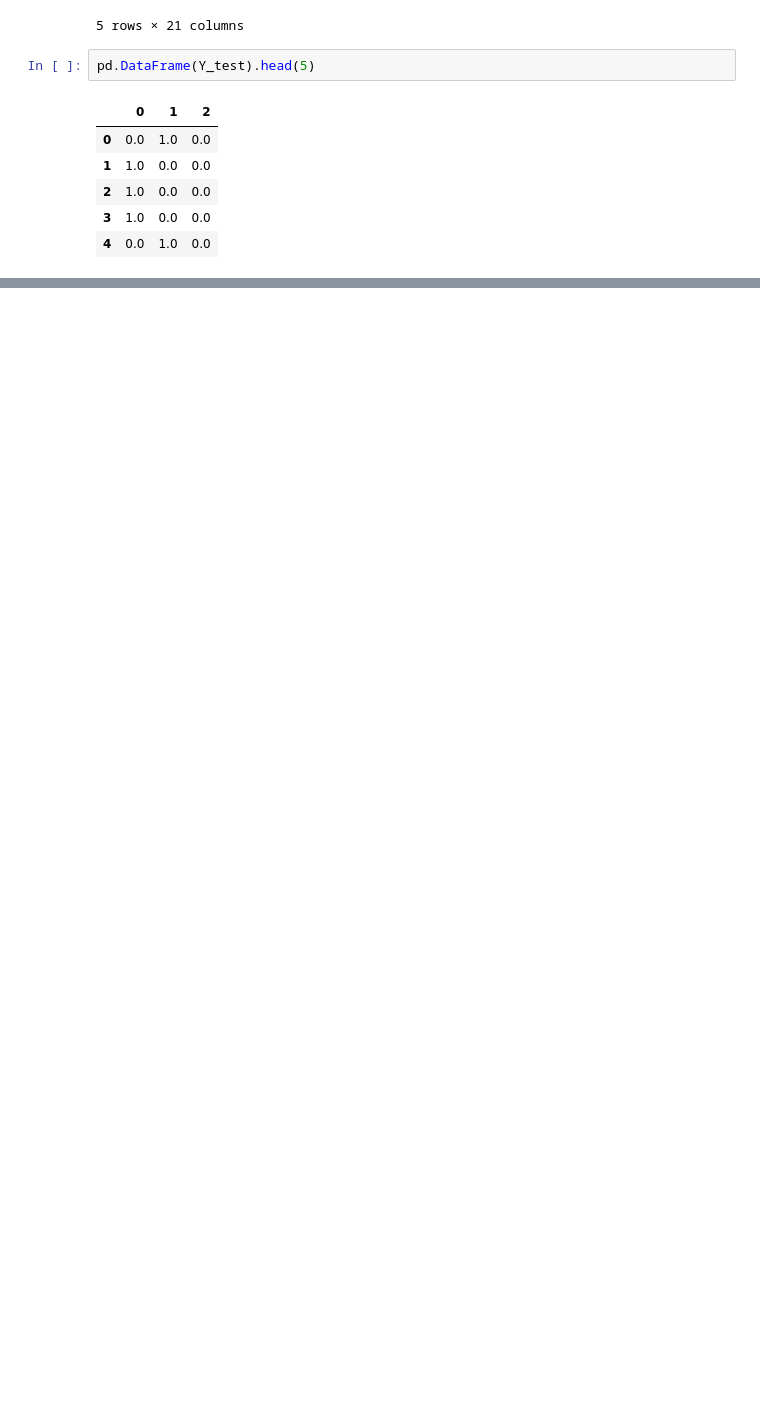
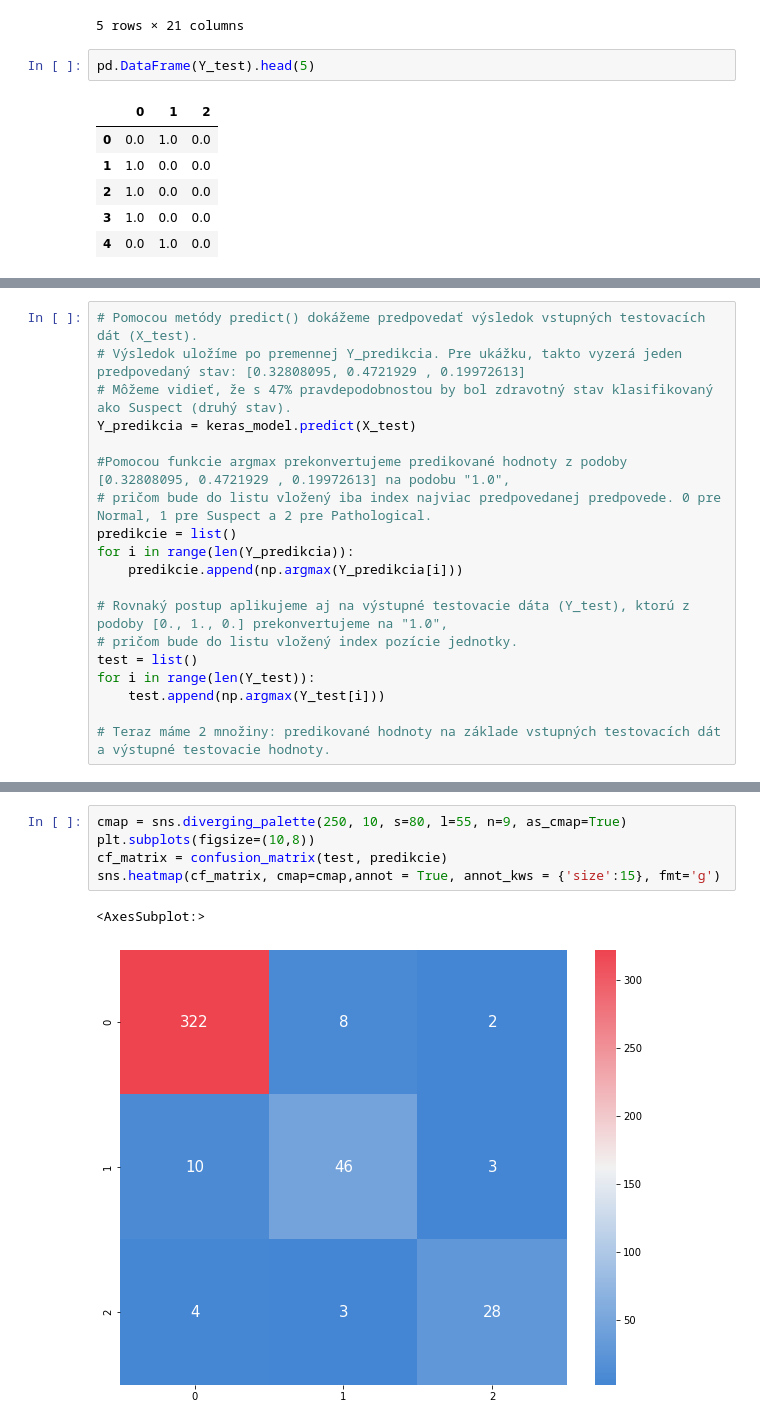
Before and after one commit to georgeob/Drzik_NS2021, a Jupyter notebook: Drzik_NS2021.ipynb, the cells around one changed output, grey strips where cells are left out. Drawn from its saved outputs; the diff is of its cells as text; blank space fills up the shorter version.

```diff
--- a/Drzik_NS2021.ipynb
+++ b/Drzik_NS2021.ipynb
@@ -343,0 +427,19 @@ pd.DataFrame(Y_test).head(5)
+# %%
+# Pomocou metódy predict() dokážeme predpovedať výsledok vstupných testovacích dát (X_test).
+# Výsledok uložíme po premennej Y_predikcia. Pre ukážku, takto vyzerá jeden predpovedaný stav: [0.32808095, 0.4721929 , 0.19972613]
+# Môžeme vidieť, že s 47% pravdepodobnostou by bol zdravotný stav klasifikovaný ako Suspect (druhý stav).
+Y_predikcia = keras_model.predict(X_test)
+
+#Pomocou funkcie argmax prekonvertujeme predikované hodnoty z podoby [0.32808095, 0.4721929 , 0.19972613] na podobu "1.0",
+# pričom bude do listu vložený iba index najviac predpovedanej predpovede. 0 pre Normal, 1 pre Suspect a 2 pre Pathological.
+predikcie = list()
+for i in range(len(Y_predikcia)):
+    predikcie.append(np.argmax(Y_predikcia[i]))
+
+# Rovnaký postup aplikujeme aj na výstupné testovacie dáta (Y_test), ktorú z podoby [0., 1., 0.] prekonvertujeme na "1.0",
+# pričom bude do listu vložený index pozície jednotky.
+test = list()
+for i in range(len(Y_test)):
+    test.append(np.argmax(Y_test[i]))
+
+# Teraz máme 2 množiny: predikované hodnoty na základe vstupných testovacích dát a výstupné testovacie hodnoty.
@@ -343,0 +475,8 @@ pd.DataFrame(Y_test).head(5)
+# %%
+cmap = sns.diverging_palette(250, 10, s=80, l=55, n=9, as_cmap=True)
+plt.subplots(figsize=(10,8))
+cf_matrix = confusion_matrix(test, predikcie)
+sns.heatmap(cf_matrix, cmap=cmap,annot = True, annot_kws = {'size':15}, fmt='g')
+# %% [output]
+<AxesSubplot:>
+[figure, added]
```
Also changed, not shown: parts of 14 cells of this notebook.
